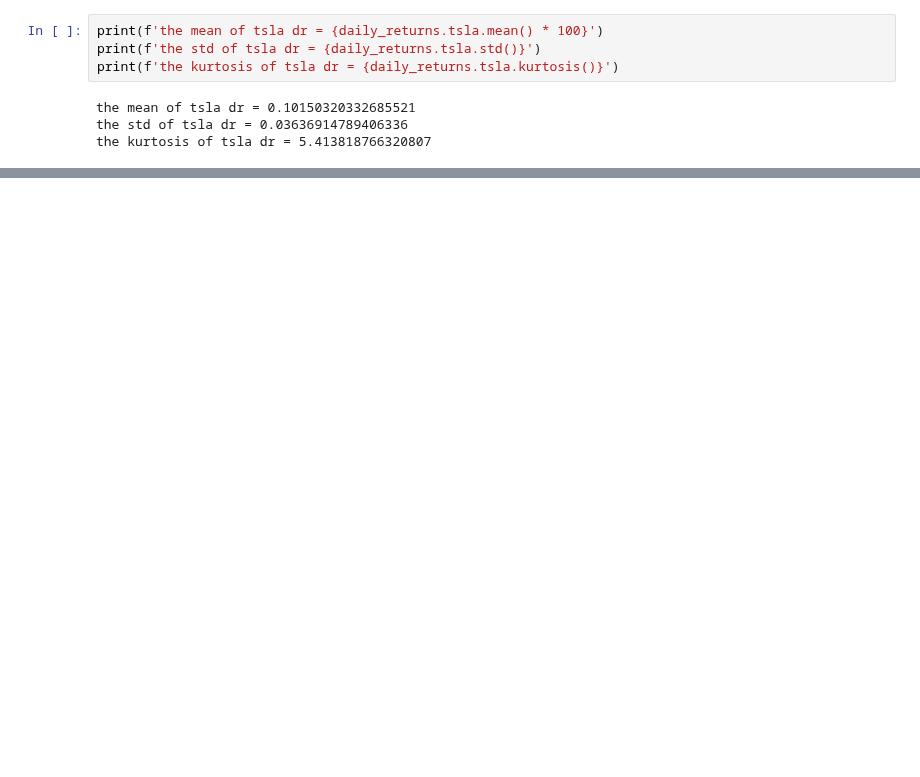
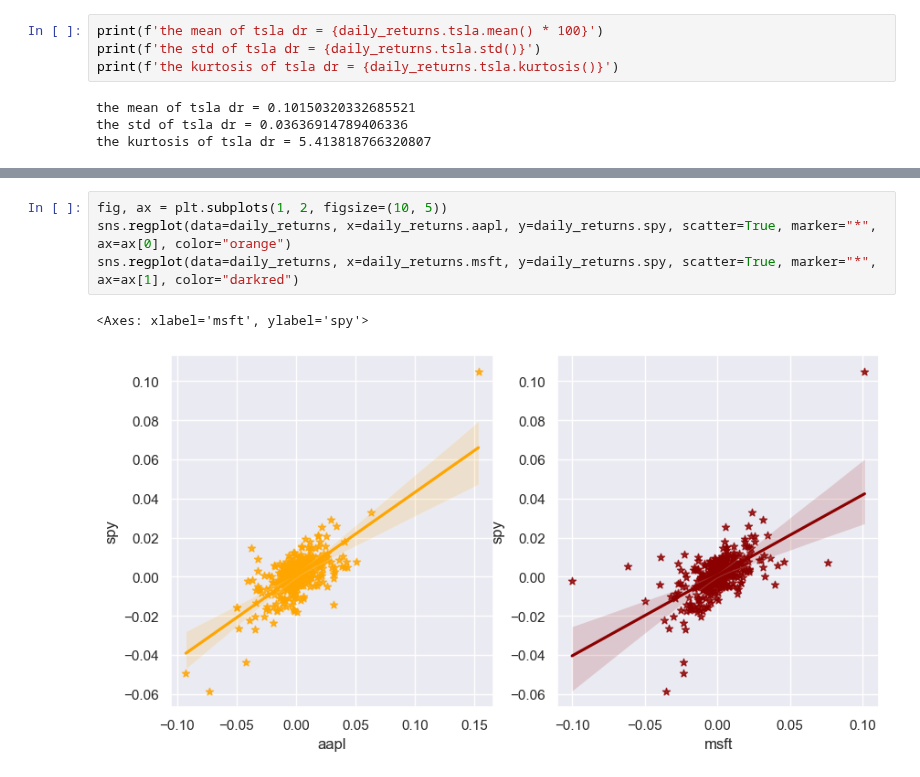
Before and after one commit to Hamza-rami/Stock_trading, a Jupyter notebook: stock_trading.ipynb, the cells around one changed output, grey strips where cells are left out. Saved outputs shown, nothing was run; the diff lists cells and outputs as text; blank space fills up the shorter version.

```diff
--- a/stock_trading.ipynb
+++ b/stock_trading.ipynb
@@ -267,0 +282,7 @@ the kurtosis of tsla dr = 5.413818766320807
+# %%
+fig, ax = plt.subplots(1, 2, figsize=(10, 5))
+sns.regplot(data=daily_returns, x=daily_returns.aapl, y=daily_returns.spy, scatter=True, marker="*", ax=ax[0], color="orange")
+sns.regplot(data=daily_returns, x=daily_returns.msft, y=daily_returns.spy, scatter=True, marker="*", ax=ax[1], color="darkred")
+# %% [output]
+<Axes: xlabel='msft', ylabel='spy'>
+[figure, added]
```
Also changed, not shown: parts of 11 cells of this notebook, 4 other files.
